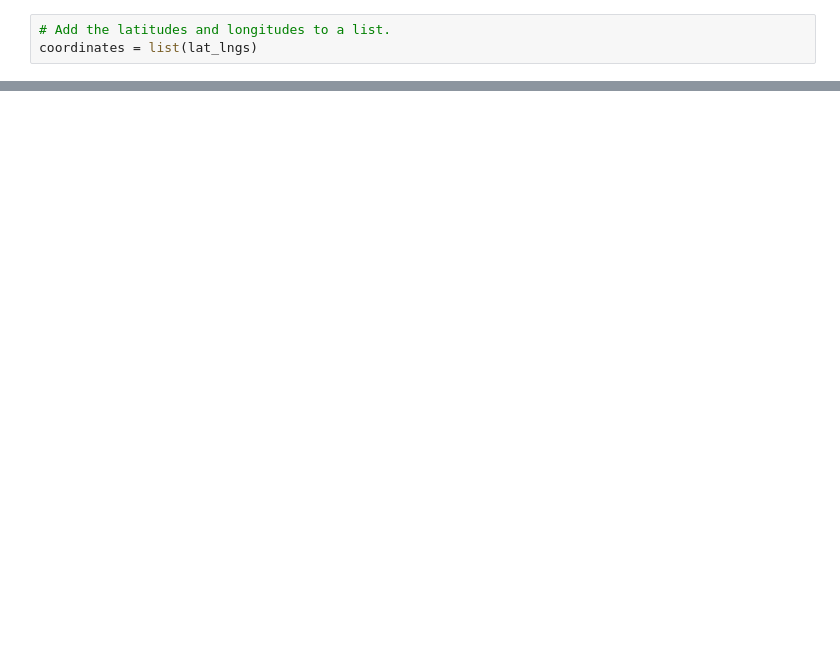
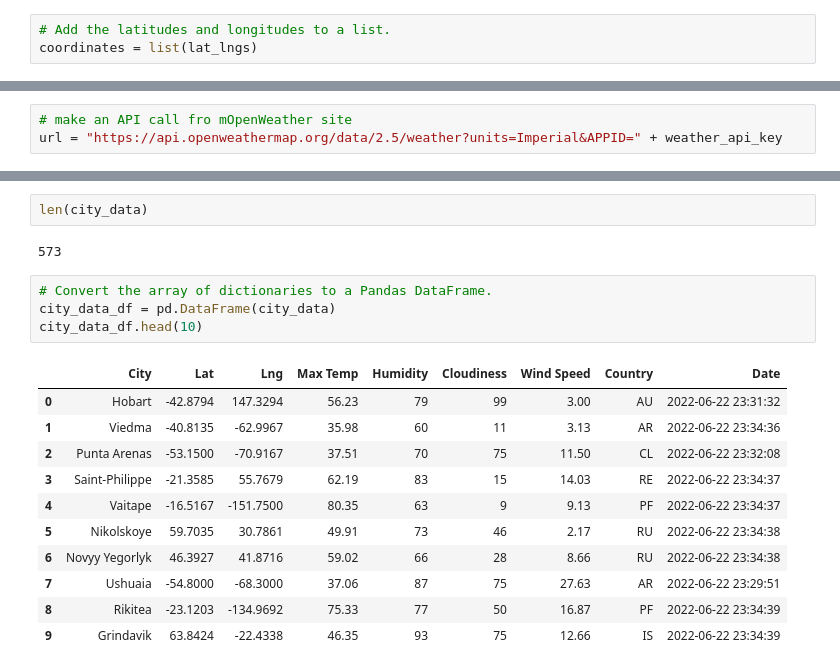
Before and after one commit to mprud2/World_Weather_Analysis, a Jupyter notebook: WeatherPy.ipynb, the cells around one changed output, grey strips where cells are left out. Cells and saved outputs as stored; diff of their text form; blank space fills up the shorter version.

Commit message:
Updating WeatherPy.ipynb and gitignore, while adding cities csv.

```diff
--- a/WeatherPy.ipynb
+++ b/WeatherPy.ipynb
@@ -49,0 +58,3 @@ len(cities)
+# %%
+# make an API call fro mOpenWeather site
+url = "https://api.openweathermap.org/data/2.5/weather?units=Imperial&APPID=" + weather_api_key
@@ -49,0 +144,20 @@ len(cities)
+# %%
+len(city_data)
+# %% [output]
+573
+# %%
+# Convert the array of dictionaries to a Pandas DataFrame.
+city_data_df = pd.DataFrame(city_data)
+city_data_df.head(10)
+# %% [output]
+|  | City | Lat | Lng | Max Temp | Humidity | Cloudiness | Wind Speed | Country | Date |
+| 0 | Hobart | -42.8794 | 147.3294 | 56.23 | 79 | 99 | 3.00 | AU | 2022-06-22 23:31:32 |
+| 1 | Viedma | -40.8135 | -62.9967 | 35.98 | 60 | 11 | 3.13 | AR | 2022-06-22 23:34:36 |
+| 2 | Punta Arenas | -53.1500 | -70.9167 | 37.51 | 70 | 75 | 11.50 | CL | 2022-06-22 23:32:08 |
+| 3 | Saint-Philippe | -21.3585 | 55.7679 | 62.19 | 83 | 15 | 14.03 | RE | 2022-06-22 23:34:37 |
+| 4 | Vaitape | -16.5167 | -151.7500 | 80.35 | 63 | 9 | 9.13 | PF | 2022-06-22 23:34:37 |
+| 5 | Nikolskoye | 59.7035 | 30.7861 | 49.91 | 73 | 46 | 2.17 | RU | 2022-06-22 23:34:38 |
+| 6 | Novyy Yegorlyk | 46.3927 | 41.8716 | 59.02 | 66 | 28 | 8.66 | RU | 2022-06-22 23:34:38 |
+| 7 | Ushuaia | -54.8000 | -68.3000 | 37.06 | 87 | 75 | 27.63 | AR | 2022-06-22 23:29:51 |
+| 8 | Rikitea | -23.1203 | -134.9692 | 75.33 | 77 | 50 | 16.87 | PF | 2022-06-22 23:34:39 |
+| 9 | Grindavik | 63.8424 | -22.4338 | 46.35 | 93 | 75 | 12.66 | IS | 2022-06-22 23:34:39 |
```
Also changed, not shown: parts of 9 cells of this notebook, 3 other files.
